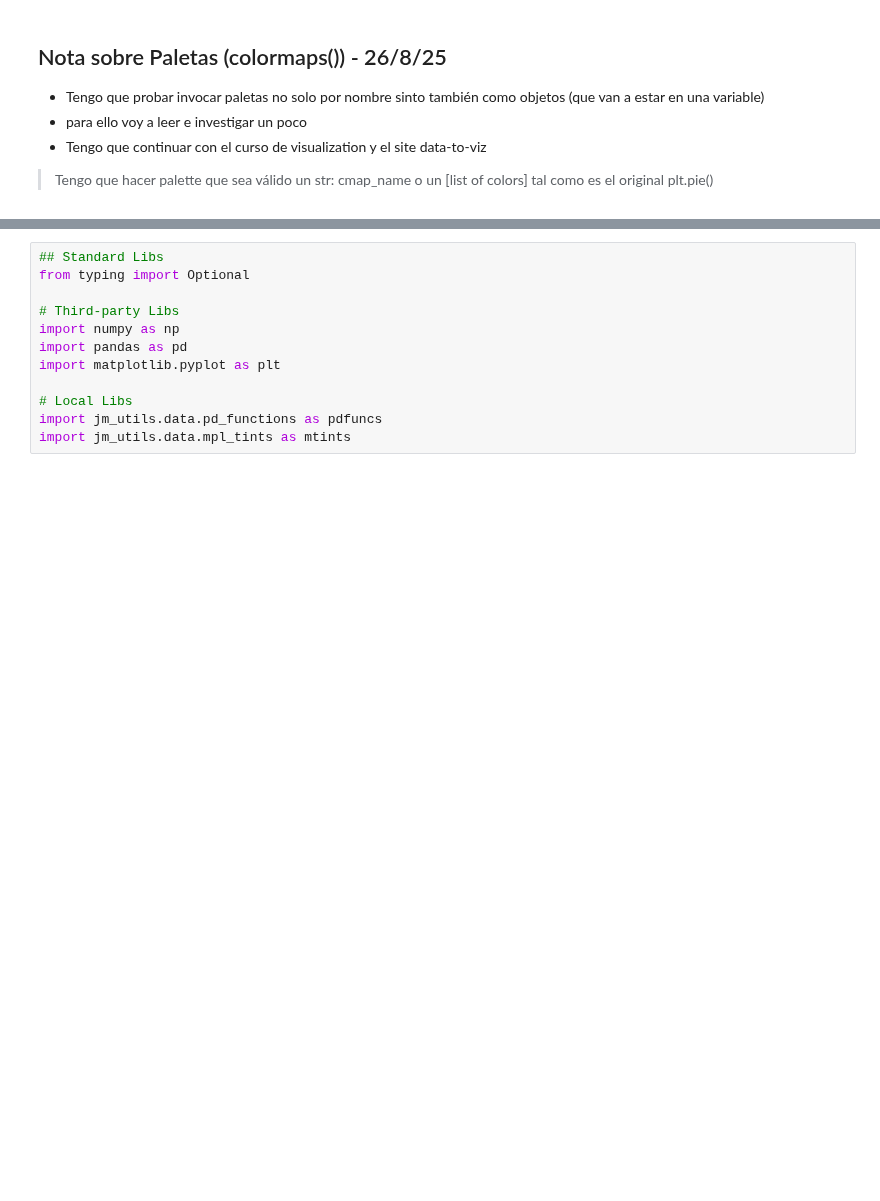
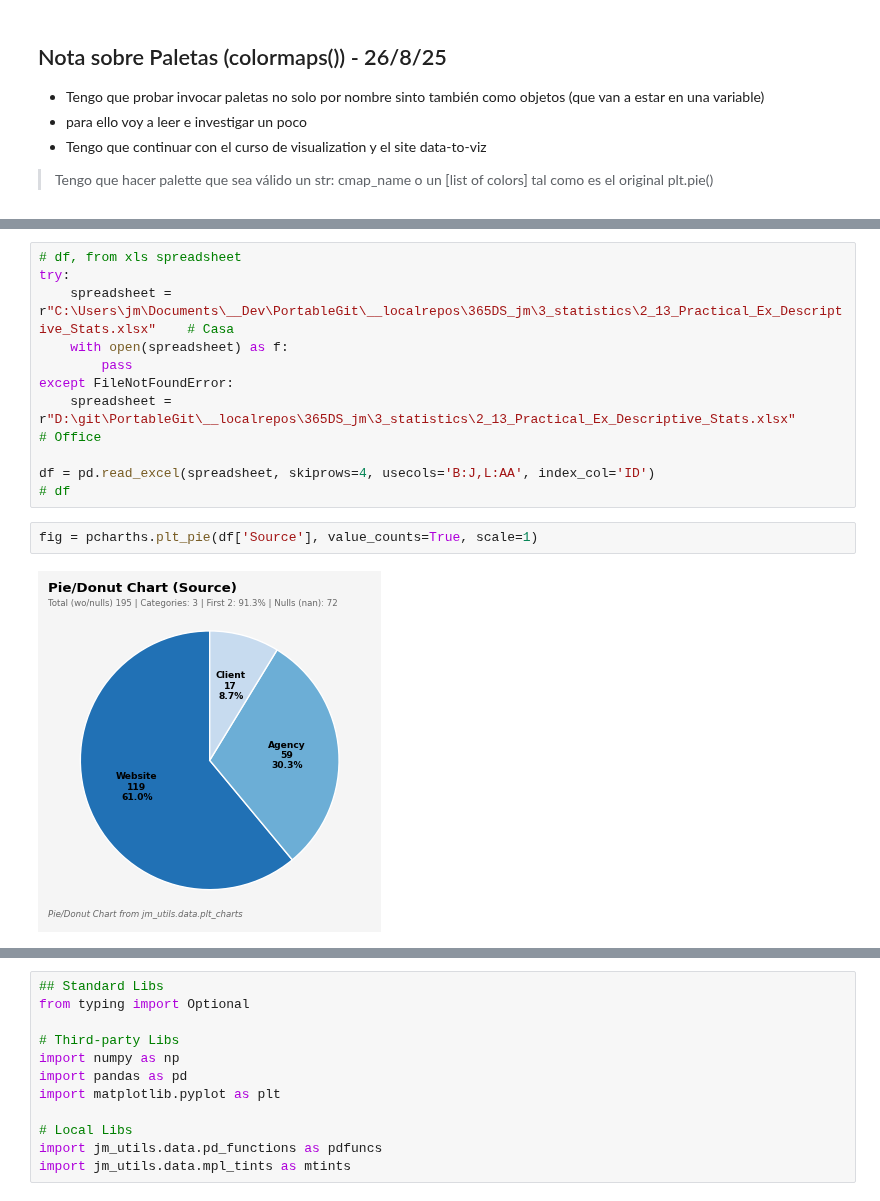
Before and after one commit to jmonti-gh/jm_utils, a Jupyter notebook: dev/ax_pie.ipynb, the cells around one changed output, grey strips where cells are left out. Saved outputs shown, nothing was run; the diff lists cells and outputs as text; blank space fills up the shorter version.

```diff
--- a/dev/ax_pie.ipynb
+++ b/dev/ax_pie.ipynb
@@ -27,0 +40,15 @@
+# %%
+# df, from xls spreadsheet
+try:
+    spreadsheet = r"C:\Users\jm\Documents\__Dev\PortableGit\__localrepos\365DS_jm\3_statistics\2_13_Practical_Ex_Descriptive_Stats.xlsx"    # Casa
+    with open(spreadsheet) as f:
+        pass
+except FileNotFoundError:
+    spreadsheet = r"D:\git\PortableGit\__localrepos\365DS_jm\3_statistics\2_13_Practical_Ex_Descriptive_Stats.xlsx"                         # Office
+
+df = pd.read_excel(spreadsheet, skiprows=4, usecols='B:J,L:AA', index_col='ID')
+# df
+# %%
+fig = pcharths.plt_pie(df['Source'], value_counts=True, scale=1)
+# %% [output]
+[figure, added]
```
Also changed, not shown: parts of 5 cells of this notebook, 4 other files.
